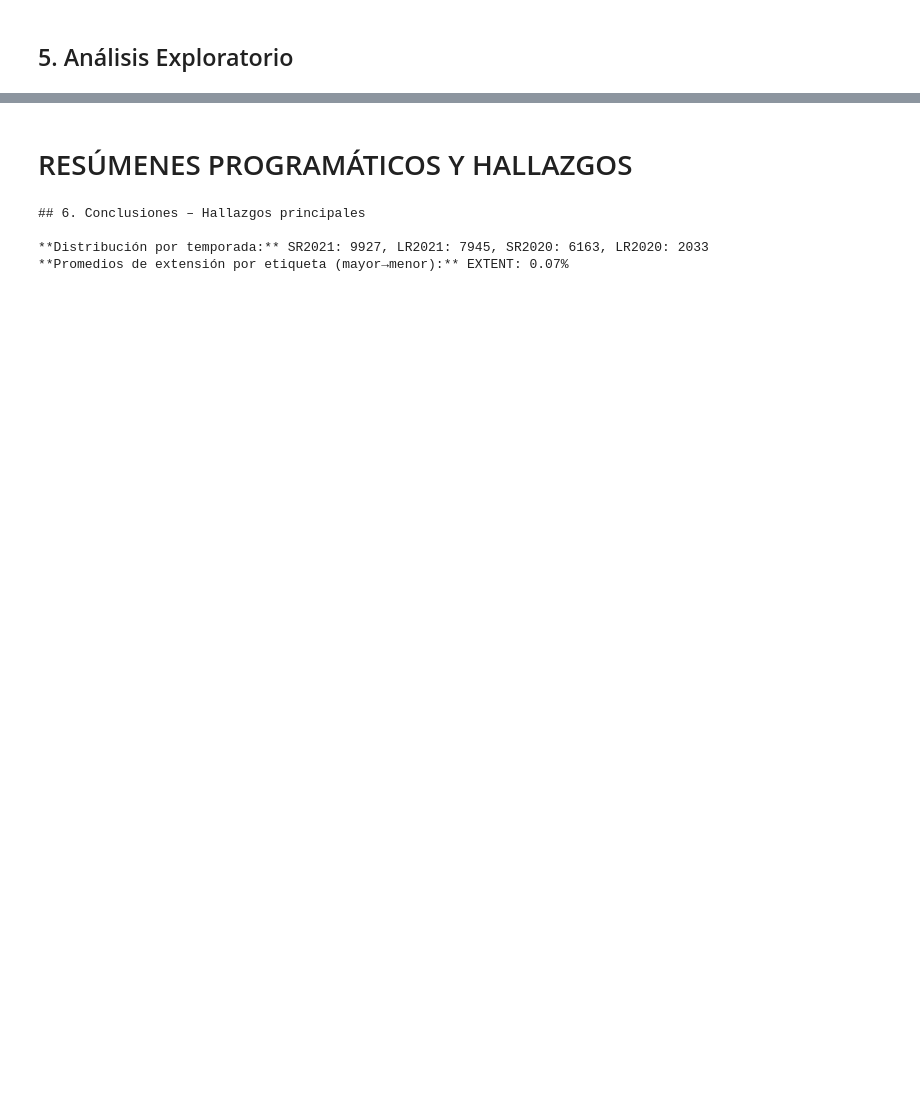
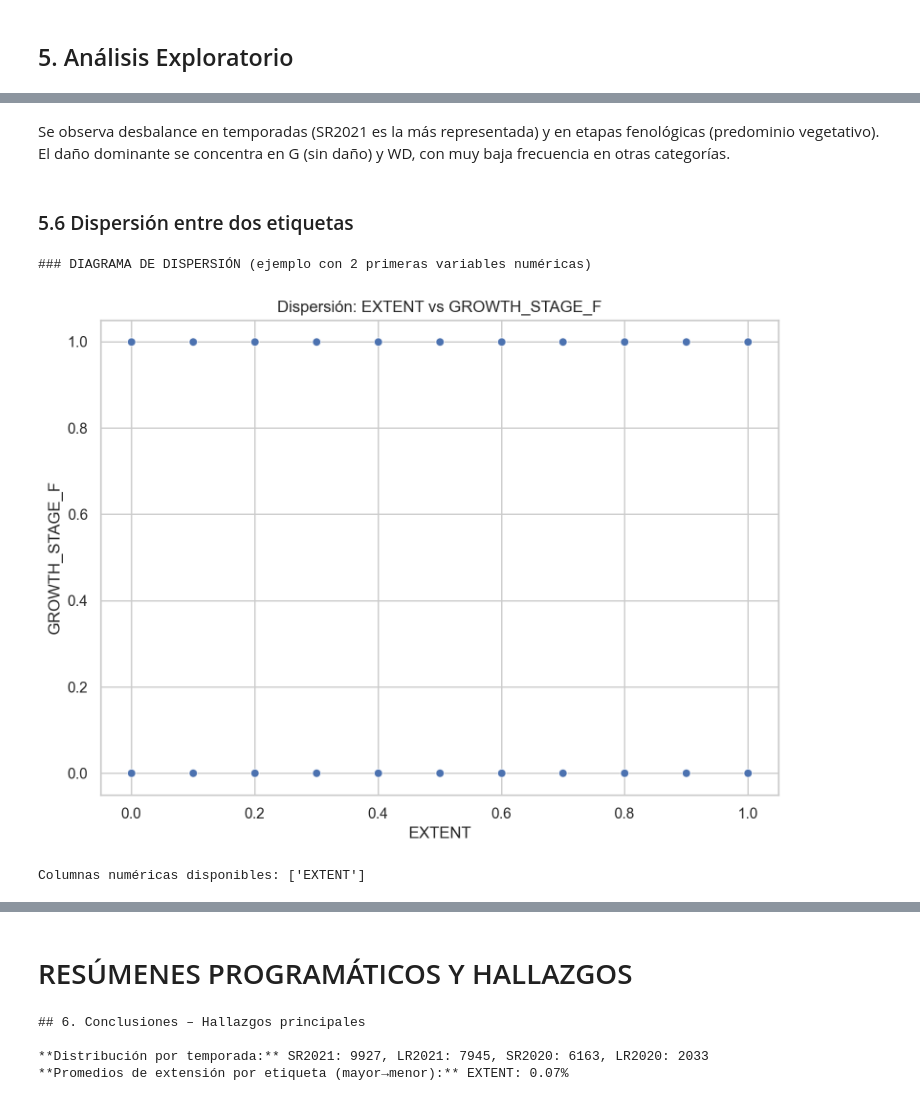
Before and after one commit to mar22266/PY2-DS, a Jupyter notebook: PY2.ipynb, the cells around one changed output, grey strips where cells are left out. Drawn from its saved outputs; the diff is of its cells as text; code cells hidden in the pictures; blank space fills up the shorter version.

```diff
--- a/PY2.ipynb
+++ b/PY2.ipynb
@@ -663,0 +802,41 @@ VALORES FALTANTES:
+# %% [markdown]
+Se observa desbalance en temporadas (SR2021 es la más representada) y en etapas fenológicas (predominio vegetativo). El daño dominante se concentra en G (sin daño) y WD, con muy baja frecuencia en otras categorías.
+# %% [markdown]
+### 5.6 Dispersión entre dos etiquetas
+# %%
+print("\n### DIAGRAMA DE DISPERSIÓN (ejemplo con 2 primeras variables numéricas)")
+
+numeric_data_cols = [col for col in numeric_cols if col not in ['GROWTH_STAGE_F', 'GROWTH_STAGE_M', 'GROWTH_STAGE_S', 'GROWTH_STAGE_V', 'DOMINANT_DAMAGE_DR', 'DOMINANT_DAMAGE_DS', 'DOMINANT_DAMAGE_FD', 'DOMINANT_DAMAGE_G', 'DOMINANT_DAMAGE_ND', 'DOMINANT_DAMAGE_PS', 'DOMINANT_DAMAGE_WD', 'DOMINANT_DAMAGE_WN', 'OUTLIER_P95']]
+
+if len(numeric_data_cols) >= 2:
+    x_col = numeric_data_cols[0]
+    y_col = numeric_data_cols[1] if len(numeric_data_cols) > 1 else 'GROWTH_STAGE_F'
+
+    plt.figure(figsize=(8,6))
+    sns.scatterplot(x=TRAIN_CLEAN[x_col], y=TRAIN_CLEAN[y_col], alpha=0.5)
+    plt.title(f"Dispersión: {x_col} vs {y_col}")
+    plt.xlabel(x_col)
+    plt.ylabel(y_col)
+    plt.tight_layout()
+    plt.savefig(OUTPUT_DIR / "SCATTER_LABELS.png", dpi=150)
+    plt.show()
+elif len(numeric_data_cols) >= 1:
+    x_col = numeric_data_cols[0]
+    y_col = 'GROWTH_STAGE_F'
+
+    plt.figure(figsize=(8,6))
+    sns.scatterplot(x=TRAIN_CLEAN[x_col], y=TRAIN_CLEAN[y_col], alpha=0.5)
+    plt.title(f"Dispersión: {x_col} vs {y_col}")
+    plt.xlabel(x_col)
+    plt.ylabel(y_col)
+    plt.tight_layout()
+    plt.savefig(OUTPUT_DIR / "SCATTER_LABELS.png", dpi=150)
+    plt.show()
+else:
+    print("[AVISO] No hay suficientes columnas numéricas para graficar dispersión.")
+
+print(f"Columnas numéricas disponibles: {numeric_data_cols}")
+# %% [output]
+### DIAGRAMA DE DISPERSIÓN (ejemplo con 2 primeras variables numéricas)
+[figure, added]
+Columnas numéricas disponibles: ['EXTENT']
```
Also changed, not shown: parts of 29 cells of this notebook, 19 other files.
